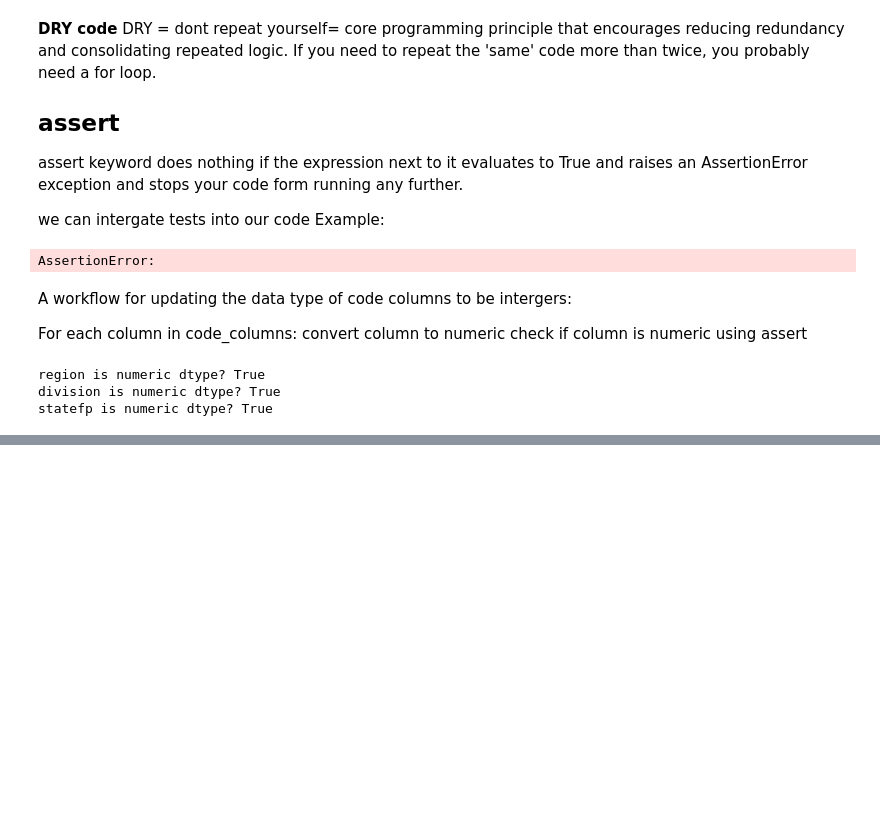
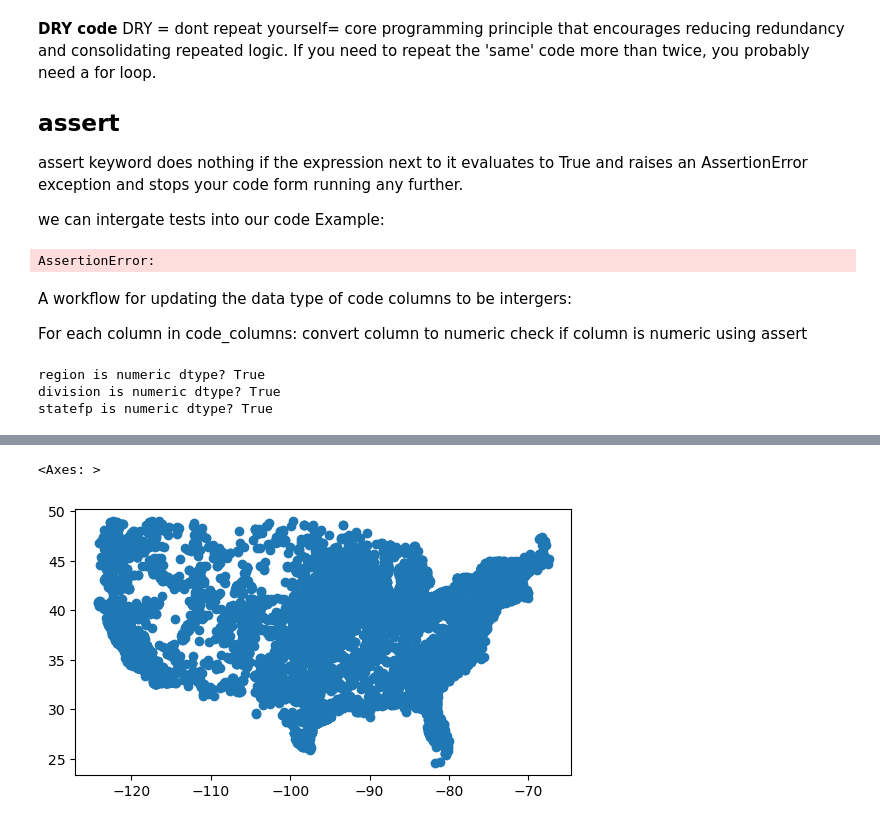
Before and after one commit to IIDonaji/EDS2020-2025-in-class, a Jupyter notebook: week5-code-streamlining.ipynb, the cells around one changed output, grey strips where cells are left out. Drawn from its saved outputs; the diff is of its cells as text; code cells hidden in the pictures; blank space fills up the shorter version.

```diff
--- a/week5-code-streamlining.ipynb
+++ b/week5-code-streamlining.ipynb
@@ -200,0 +255,7 @@ statefp is numeric dtype? True
+# %%
+power_plants= power_plants[~power_plants.state.isin(["Puerto Rico", "Hawaii", "Alaska"])]
+# %%
+power_plants.plot()
+# %% [output]
+<Axes: >
+[figure, added]
```
Also changed, not shown: parts of 20 cells of this notebook.
